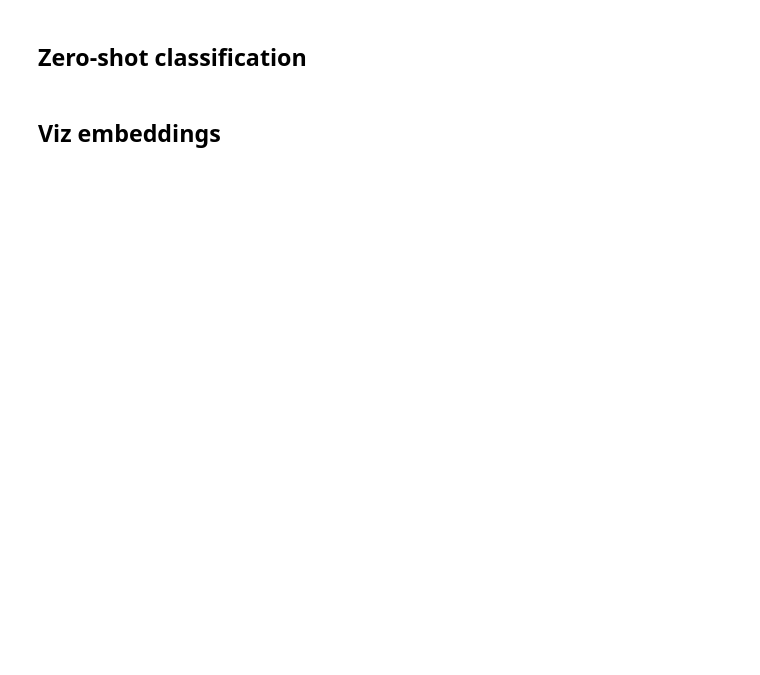
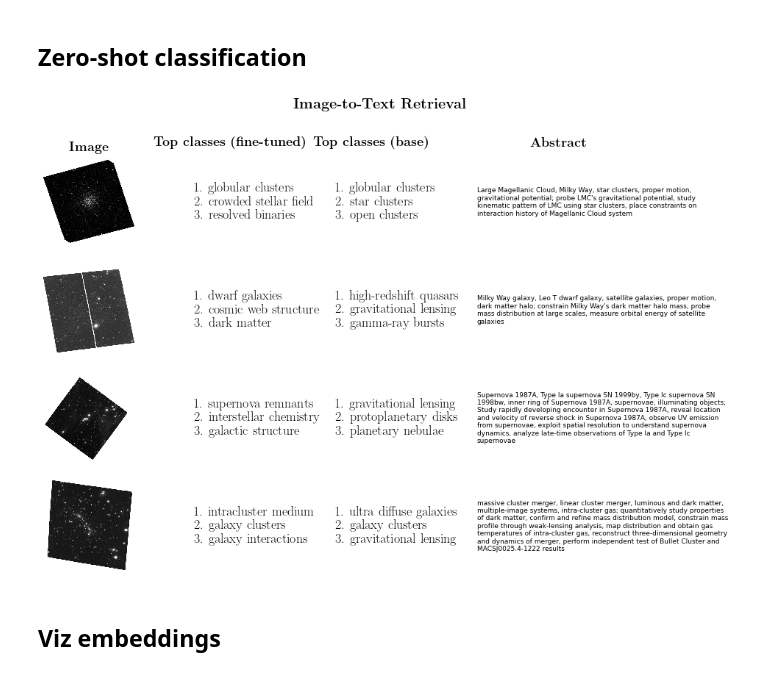
Before and after one commit to smsharma/PAPERCLIP-Hubble, a Jupyter notebook: notebooks/03_eval.ipynb, the cells around one changed output. Saved outputs shown, nothing was run; the diff lists cells and outputs as text; code cells hidden in the pictures; blank space fills up the shorter version.

```diff
--- a/notebooks/03_eval.ipynb
+++ b/notebooks/03_eval.ipynb
@@ -486,8 +488,8 @@ indices = [sorted_idxs_list[i][0] for i in range(4)]  # Replace with your list o
 num_rows = len(indices)
 
 # Adjust the figsize and width_ratios as needed
-fig = plt.figure(figsize=(20, 18))  # Increased width for better layout
-gs = gridspec.GridSpec(nrows=num_rows, ncols=3, width_ratios=[1, 1, 1])
+fig = plt.figure(figsize=(13, 9))  # Increased width for better layout
+gs = gridspec.GridSpec(nrows=num_rows, ncols=4, width_ratios=[1, 1, 1, 2])
 
 
 for row, idx in enumerate(indices):
@@ -505,41 +507,43 @@ for row, idx in enumerate(indices):
     ax_img.imshow(get_image_from_stack(images_stack, idx))
     ax_img.axis('off')
 
     # Add science cases to the second column
     ax_science = fig.add_subplot(gs[row, 1])
-    ax_science.text(0.1, 0.5, cats_text, va='center', ha='left', fontsize=23)
+    ax_science.text(0.1, 0.5, cats_text, va='center', ha='left', fontsize=18)
     ax_science.axis('off')
 
     image_feat = np.vstack(image_base_feat_stack)[idx]
     text_feat = model.get_text_features(**hubble_observation_categories_inputs, params=state.params)
 
     cats = [hubble_observation_categories[i] for i in np.argsort(jax.vmap(cosine_similarity, in_axes=(0, None))(text_feat, image_feat))[::-1]][:3]
     ranked_cats = [f"{i+1}. {cls}" for i, cls in enumerate(cats)]
     cats_text = "\n".join(ranked_cats)
 
     # Add science cases to the second column
     ax_science2 = fig.add_subplot(gs[row, 2])
-    ax_science2.text(0.1, 0.5, cats_text, va='center', ha='left', fontsize=23)
+    ax_science2.text(0.1, 0.5, cats_text, va='center', ha='left', fontsize=18)
     ax_science2.axis('off')
 
-    # # Add true abstract to the fourth column
-    # ax_abstract = fig.add_subplot(gs[row, 3])
-    # # Adjust the x-position and width of the text for better wrapping
-    # # ax_abstract.text(0.05, 0.5, captions[idx], va='center', ha='left',fontsize=9, wrap=True, usetex=False)
-    # ax_abstract.axis('off')
+    # Add true abstract to the fourth column
+    ax_abstract = fig.add_subplot(gs[row, 3])
+    # Adjust the x-position and width of the text for better wrapping
+    ax_abstract.text(0.05, 0.5, captions_stack[idx], va='center', ha='left',fontsize=9, wrap=True, usetex=False)
+    ax_abstract.axis('off')
 
     if row == 0:
         ax_img.set_title(r"\textbf{Image}")
         ax_science.set_title(r"\textbf{Top classes (fine-tuned)}")
         ax_science2.set_title(r"\textbf{Top classes (base)}")
-        # ax_abstract.set_title(r"\textbf{Abstract}")
+        ax_abstract.set_title(r"\textbf{Abstract}")
 
 # Add a general title for the whole figure (optional)
 fig.suptitle(r'\textbf{Image-to-Text Retrieval}', fontsize=20, y=1.02)
 
 # Adjust layout and display the plot
 plt.tight_layout()
 plt.savefig("../paper/plots/itt.pdf", bbox_inches='tight', dpi=500)
+# %% [output]
+[figure, added]
 # %% [markdown]
 ## Viz embeddings
 # %%
```
Also changed, not shown: parts of 5 cells of this notebook, 3 other files.
